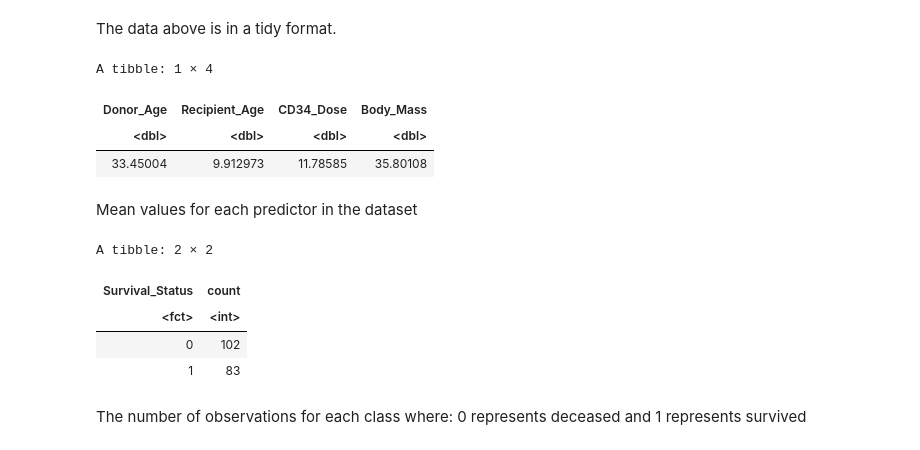
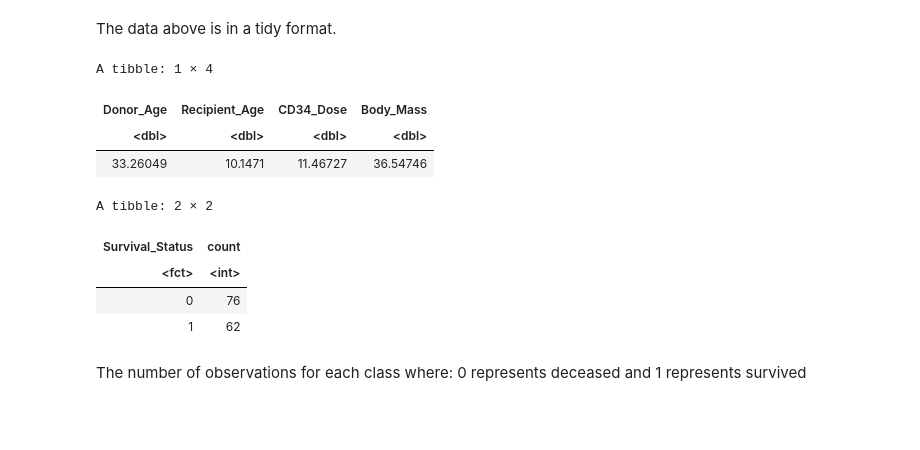
Before and after one commit to rishiiii3/dsci-100-2023S-group-67, a Jupyter notebook: Bone Marrow Analysis.ipynb, the cells around one changed output. Drawn from its saved outputs; the diff is of its cells as text; code cells hidden in the pictures; blank space fills up the shorter version.

Commit message:
finished the data analysis plot

```diff
--- a/Bone Marrow Analysis.ipynb
+++ b/Bone Marrow Analysis.ipynb
@@ -113,19 +115,24 @@ A tibble: 185 × 5
 | 55.55342 | 9.5 | 9.910 | 37.0 | 0 |
 # %% [markdown]
 The data above is in a tidy format.
+# %%
+#splitting data into training and testing
+bone_marrow_split <- initial_split(bone_marrow_clean, prop= 0.75, strata = Survival_Status)
+bone_marrow_train <- training(bone_marrow_split)
+bone_marrow_test <- testing(bone_marrow_split)
 # %%
-mean_predictors <- bone_marrow_clean |>
+#summarizing the training data by mean values for each predictor in the dataset
+mean_predictors <- bone_marrow_train |>
 summarize(across(Donor_Age:Body_Mass, mean, na.rm = TRUE))
 mean_predictors
 # %% [output]
 A tibble: 1 × 4
 | Donor_Age | Recipient_Age | CD34_Dose | Body_Mass |
 | <dbl> | <dbl> | <dbl> | <dbl> |
-| 33.45004 | 9.912973 | 11.78585 | 35.80108 |
+| 33.26049 | 10.1471 | 11.46727 | 36.54746 |
-# %% [markdown]
-Mean values for each predictor in the dataset
 # %%
-obs_per_class <- bone_marrow_clean |>
+#summarizing the training data by counting survival status observations
+obs_per_class <- bone_marrow_train |>
     group_by(Survival_Status) |>
     summarise(count = n())
 obs_per_class
@@ -133,8 +140,8 @@ obs_per_class
 A tibble: 2 × 2
 | Survival_Status | count |
 | <fct> | <int> |
-| 0 | 102 |
-| 1 | 83 |
+| 0 | 76 |
+| 1 | 62 |
 # %% [markdown]
 The number of observations for each class where:
 0 represents deceased and 1 represents survived
```
Also changed, not shown: parts of 5 cells of this notebook.
